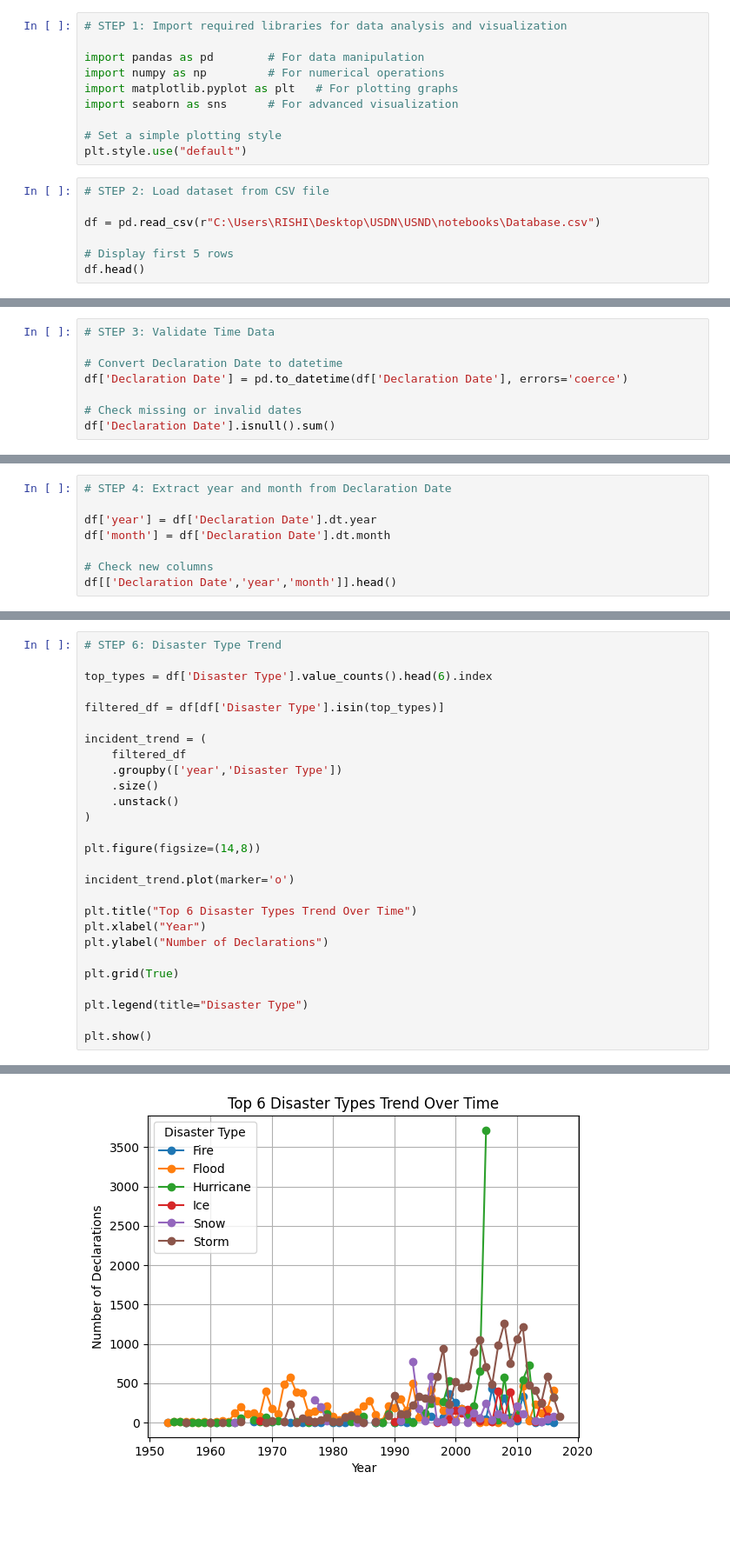
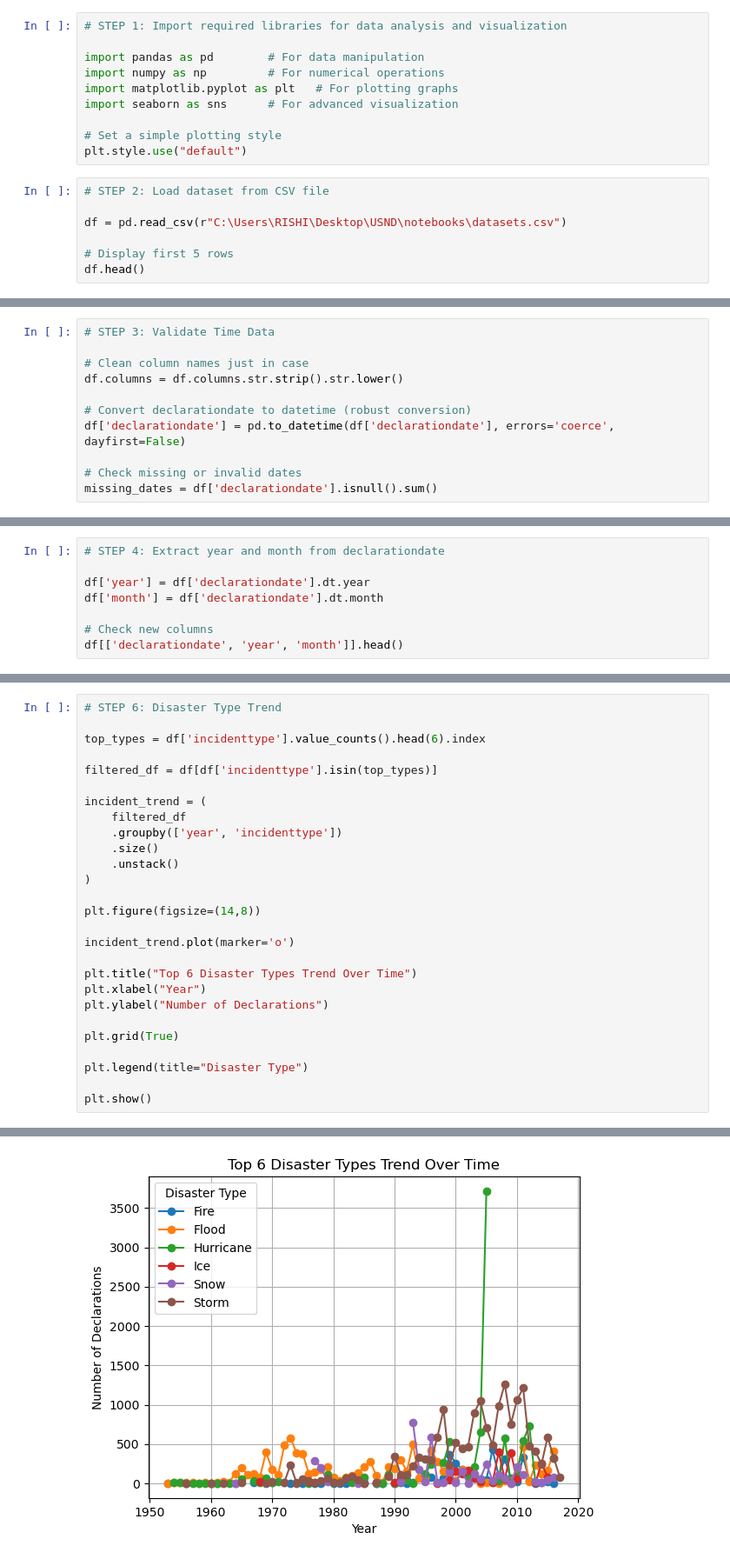
Before and after one commit to GKSJ19/USND, a Jupyter notebook: notebooks/milestone-2.ipynb, the cells around one changed output, grey strips where cells are left out. Shown at 87% size. Cells and saved outputs as stored; diff of their text form; blank space fills up the shorter version.

```diff
--- a/notebooks/milestone-2.ipynb
+++ b/notebooks/milestone-2.ipynb
@@ -11,7 +11,7 @@ plt.style.use("default")
 # %%
 # STEP 2: Load dataset from CSV file
 
-df = pd.read_csv(r"C:\Users\RISHI\Desktop\USDN\USND\notebooks\Database.csv")
+df = pd.read_csv(r"C:\Users\RISHI\Desktop\USND\notebooks\datasets.csv")
 
 # Display first 5 rows
 df.head()
@@ -20,8 +25,11 @@ FileNotFoundError: [Errno 2] No such file or directory: 'C:\\Users\\RISHI\\Deskt
 # %%
 # STEP 3: Validate Time Data
 
-# Convert Declaration Date to datetime
-df['Declaration Date'] = pd.to_datetime(df['Declaration Date'], errors='coerce')
+# Clean column names just in case
+df.columns = df.columns.str.strip().str.lower()
+
+# Convert declarationdate to datetime (robust conversion)
+df['declarationdate'] = pd.to_datetime(df['declarationdate'], errors='coerce', dayfirst=False)
 
 # Check missing or invalid dates
-df['Declaration Date'].isnull().sum()
+missing_dates = df['declarationdate'].isnull().sum()
@@ -30,9 +36,9 @@ np.int64(0)
 # %%
-# STEP 4: Extract year and month from Declaration Date
+# STEP 4: Extract year and month from declarationdate
 
-df['year'] = df['Declaration Date'].dt.year
-df['month'] = df['Declaration Date'].dt.month
+df['year'] = df['declarationdate'].dt.year
+df['month'] = df['declarationdate'].dt.month
 
 # Check new columns
-df[['Declaration Date','year','month']].head()
+df[['declarationdate', 'year', 'month']].head()
 # %% [output]
@@ -61,33 +67,33 @@ plt.show()
 # %%
 # STEP 6: Disaster Type Trend
 
-top_types = df['Disaster Type'].value_counts().head(6).index
+top_types = df['incidenttype'].value_counts().head(6).index
 
-filtered_df = df[df['Disaster Type'].isin(top_types)]
+filtered_df = df[df['incidenttype'].isin(top_types)]
 
 incident_trend = (
     filtered_df
-    .groupby(['year','Disaster Type'])
+    .groupby(['year', 'incidenttype'])
     .size()
     .unstack()
 )
 
 plt.figure(figsize=(14,8))
 
 incident_trend.plot(marker='o')
 
 plt.title("Top 6 Disaster Types Trend Over Time")
 plt.xlabel("Year")
 plt.ylabel("Number of Declarations")
 
 plt.grid(True)
 
 plt.legend(title="Disaster Type")
 
 plt.show()
 # %% [output]
 <Figure size 1400x800 with 0 Axes>
-[figure, old version]
+[figure, new version]
 # %%
 # STEP 7: Monthly Seasonality
 
```
Also changed, not shown: parts of 5 cells of this notebook, 4 other files.
